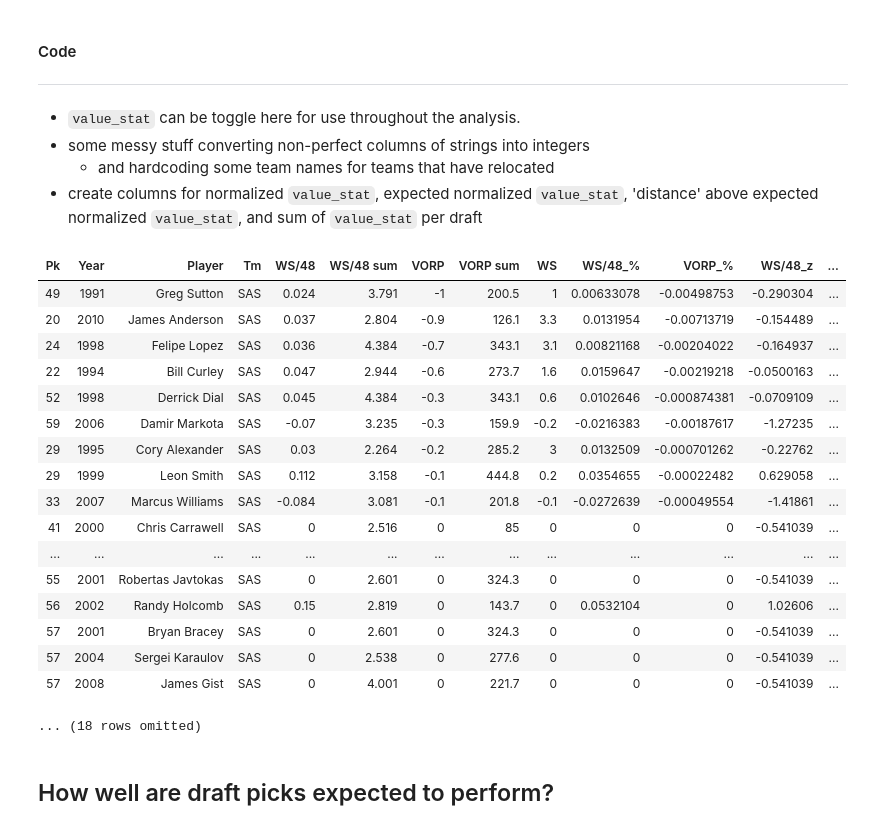
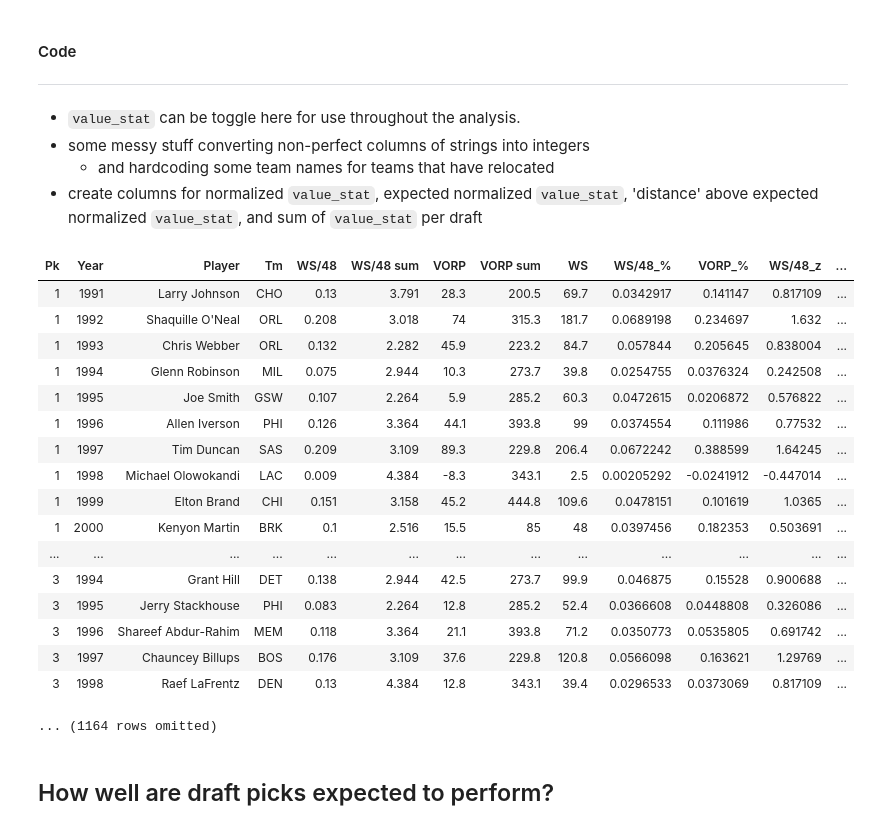
Before and after one commit to canzhiye/nba-draft-adages, a Jupyter notebook: final.ipynb, the cells around one changed output. Cells and saved outputs as stored; diff of their text form; code cells hidden in the pictures.

```diff
--- a/spurs.ipynb
+++ b/final.ipynb
@@ -261,51 +261,51 @@ win_shares['VORP_z_ae'] = (win_shares.column('VORP_z') - win_shares.column('VORP
 
 def career_status(ws):
     status = ''
     if ws < -1.5:
         status = 'Bust'
     elif ws >= -1.5 and ws < -.6:
         status = 'Bad'
     elif ws >= -.6 and ws < .6:
         status = 'Met'
     elif ws >= .6 and ws < 1.6:
         status = 'Exceeded'
     else:
         status = 'Far Exceeded'
 
     return status
 
 v_career_status = np.vectorize(career_status)
 win_shares['Career Status'] = v_career_status(win_shares.column('WS/48_z_ae'))
 
 win_shares['Spurs'] = win_shares['Tm'] == 'SAS'
 
 # win_shares.sort('Tm').show(5)
 
 # win_shares.select(['Pk', 'WS/48_%']).scatter('Pk', overlay=True, fit_line=True)
 # win_shares.select(['Pk', 'WS/48_z']).scatter('Pk', overlay=True, fit_line=True)
 # win_shares.select(['Pk', 'VORP_z']).scatter('Pk', overlay=True, fit_line=True)
 
 win_shares_2011 = win_shares.where(win_shares.column('Year') < 2012)
-win_shares_2011.where('Tm', 'SAS').sort('VORP_z').show(20)
+win_shares_2011.sort('Pk', descending=False).show(50)
 # %% [output]
 | Pk | Year | Player | Tm | WS/48 | WS/48 sum | VORP | VORP sum | WS | WS/48_% | VORP_% | WS/48_z | ... |
-| 49 | 1991 | Greg Sutton | SAS | 0.024 | 3.791 | -1 | 200.5 | 1 | 0.00633078 | -0.00498753 | -0.290304 | ... |
-| 20 | 2010 | James Anderson | SAS | 0.037 | 2.804 | -0.9 | 126.1 | 3.3 | 0.0131954 | -0.00713719 | -0.154489 | ... |
-| 24 | 1998 | Felipe Lopez | SAS | 0.036 | 4.384 | -0.7 | 343.1 | 3.1 | 0.00821168 | -0.00204022 | -0.164937 | ... |
-| 22 | 1994 | Bill Curley | SAS | 0.047 | 2.944 | -0.6 | 273.7 | 1.6 | 0.0159647 | -0.00219218 | -0.0500163 | ... |
-| 52 | 1998 | Derrick Dial | SAS | 0.045 | 4.384 | -0.3 | 343.1 | 0.6 | 0.0102646 | -0.000874381 | -0.0709109 | ... |
-| 59 | 2006 | Damir Markota | SAS | -0.07 | 3.235 | -0.3 | 159.9 | -0.2 | -0.0216383 | -0.00187617 | -1.27235 | ... |
-| 29 | 1995 | Cory Alexander | SAS | 0.03 | 2.264 | -0.2 | 285.2 | 3 | 0.0132509 | -0.000701262 | -0.22762 | ... |
-| 29 | 1999 | Leon Smith | SAS | 0.112 | 3.158 | -0.1 | 444.8 | 0.2 | 0.0354655 | -0.00022482 | 0.629058 | ... |
-| 33 | 2007 | Marcus Williams | SAS | -0.084 | 3.081 | -0.1 | 201.8 | -0.1 | -0.0272639 | -0.00049554 | -1.41861 | ... |
-| 41 | 2000 | Chris Carrawell | SAS | 0 | 2.516 | 0 | 85 | 0 | 0 | 0 | -0.541039 | ... |
+| 1 | 1991 | Larry Johnson | CHO | 0.13 | 3.791 | 28.3 | 200.5 | 69.7 | 0.0342917 | 0.141147 | 0.817109 | ... |
+| 1 | 1992 | Shaquille O'Neal | ORL | 0.208 | 3.018 | 74 | 315.3 | 181.7 | 0.0689198 | 0.234697 | 1.632 | ... |
+| 1 | 1993 | Chris Webber | ORL | 0.132 | 2.282 | 45.9 | 223.2 | 84.7 | 0.057844 | 0.205645 | 0.838004 | ... |
+| 1 | 1994 | Glenn Robinson | MIL | 0.075 | 2.944 | 10.3 | 273.7 | 39.8 | 0.0254755 | 0.0376324 | 0.242508 | ... |
+| 1 | 1995 | Joe Smith | GSW | 0.107 | 2.264 | 5.9 | 285.2 | 60.3 | 0.0472615 | 0.0206872 | 0.576822 | ... |
+| 1 | 1996 | Allen Iverson | PHI | 0.126 | 3.364 | 44.1 | 393.8 | 99 | 0.0374554 | 0.111986 | 0.77532 | ... |
+| 1 | 1997 | Tim Duncan | SAS | 0.209 | 3.109 | 89.3 | 229.8 | 206.4 | 0.0672242 | 0.388599 | 1.64245 | ... |
+| 1 | 1998 | Michael Olowokandi | LAC | 0.009 | 4.384 | -8.3 | 343.1 | 2.5 | 0.00205292 | -0.0241912 | -0.447014 | ... |
+| 1 | 1999 | Elton Brand | CHI | 0.151 | 3.158 | 45.2 | 444.8 | 109.6 | 0.0478151 | 0.101619 | 1.0365 | ... |
+| 1 | 2000 | Kenyon Martin | BRK | 0.1 | 2.516 | 15.5 | 85 | 48 | 0.0397456 | 0.182353 | 0.503691 | ... |
 | ... | ... | ... | ... | ... | ... | ... | ... | ... | ... | ... | ... | ... |
-| 55 | 2001 | Robertas Javtokas | SAS | 0 | 2.601 | 0 | 324.3 | 0 | 0 | 0 | -0.541039 | ... |
-| 56 | 2002 | Randy Holcomb | SAS | 0.15 | 2.819 | 0 | 143.7 | 0 | 0.0532104 | 0 | 1.02606 | ... |
-| 57 | 2001 | Bryan Bracey | SAS | 0 | 2.601 | 0 | 324.3 | 0 | 0 | 0 | -0.541039 | ... |
-| 57 | 2004 | Sergei Karaulov | SAS | 0 | 2.538 | 0 | 277.6 | 0 | 0 | 0 | -0.541039 | ... |
-| 57 | 2008 | James Gist | SAS | 0 | 4.001 | 0 | 221.7 | 0 | 0 | 0 | -0.541039 | ... |
+| 3 | 1994 | Grant Hill | DET | 0.138 | 2.944 | 42.5 | 273.7 | 99.9 | 0.046875 | 0.15528 | 0.900688 | ... |
+| 3 | 1995 | Jerry Stackhouse | PHI | 0.083 | 2.264 | 12.8 | 285.2 | 52.4 | 0.0366608 | 0.0448808 | 0.326086 | ... |
+| 3 | 1996 | Shareef Abdur-Rahim | MEM | 0.118 | 3.364 | 21.1 | 393.8 | 71.2 | 0.0350773 | 0.0535805 | 0.691742 | ... |
+| 3 | 1997 | Chauncey Billups | BOS | 0.176 | 3.109 | 37.6 | 229.8 | 120.8 | 0.0566098 | 0.163621 | 1.29769 | ... |
+| 3 | 1998 | Raef LaFrentz | DEN | 0.13 | 4.384 | 12.8 | 343.1 | 39.4 | 0.0296533 | 0.0373069 | 0.817109 | ... |
-... (18 rows omitted)
+... (1164 rows omitted)
 # %% [markdown]
 ## How well are draft picks expected to perform?
 # %%
```
Also changed, not shown: parts of 4 cells of this notebook, 1 other file.
